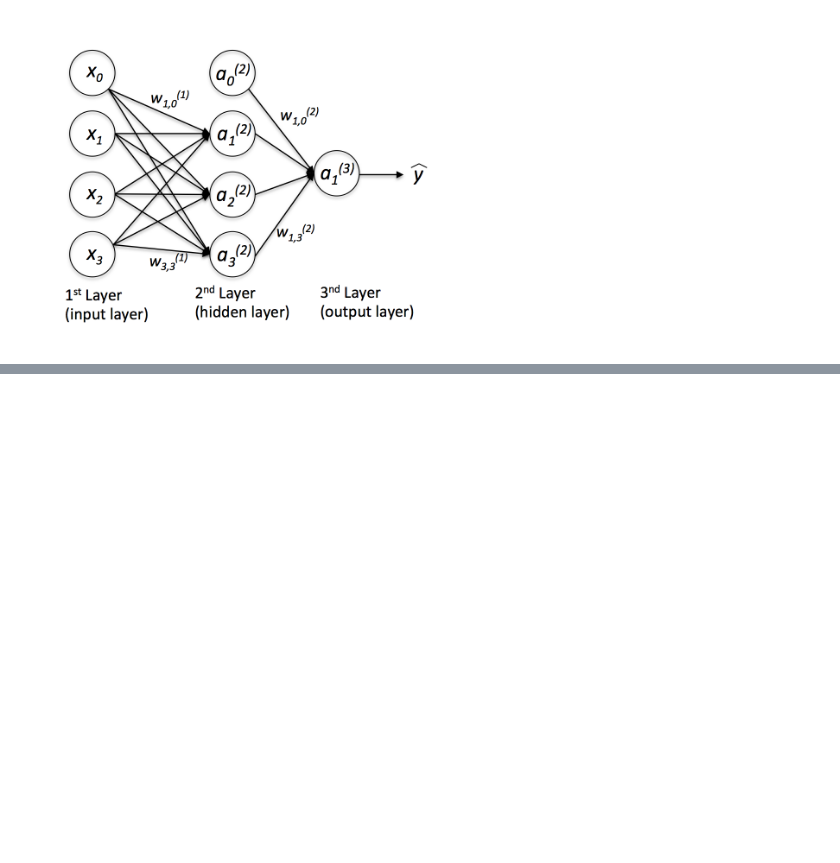
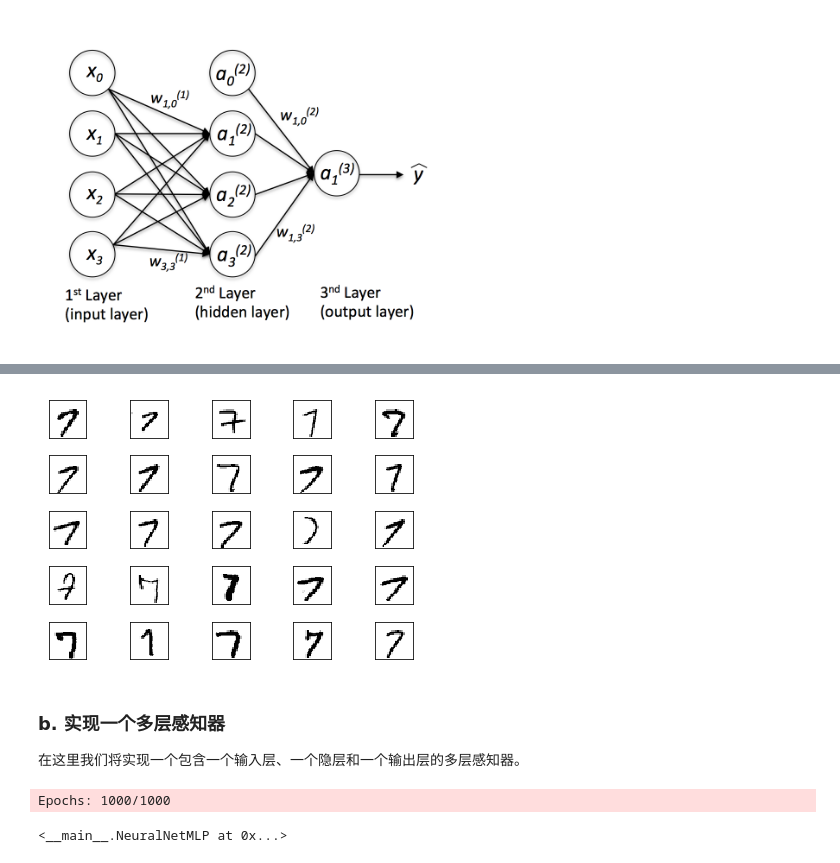
Before and after one commit to ViperBling/PythonML, a Jupyter notebook: ch12/Ch12.ipynb, the cells around one changed output, grey strips where cells are left out. Cells and saved outputs as stored; diff of their text form; code cells hidden in the pictures; blank space fills up the shorter version.

```diff
--- a/ch12/Ch12.ipynb
+++ b/ch12/Ch12.ipynb
@@ -23,0 +108,17 @@ Image(filename='./images/12_02.png', width=400)
+# %%
+fig, ax = plt.subplots(nrows=5, ncols=5, sharex=True, sharey=True,)
+ax = ax.flatten()
+
+for i in range(25):
+    img = X_train[y_train == 7][i].reshape(28, 28)
+    ax[i].imshow(img, cmap='Greys', interpolation='nearest')
+
+ax[0].set_xticks([])
+ax[0].set_yticks([])
+plt.tight_layout()
+plt.show()
+# %% [output]
+[figure, added]
+# %% [markdown]
+### b. 实现一个多层感知器
+在这里我们将实现一个包含一个输入层、一个隐层和一个输出层的多层感知器。
@@ -23,0 +492,5 @@ Image(filename='./images/12_02.png', width=400)
+# %%
+nn.fit(X_train, y_train, print_progress=True)
+# %% [output]
+Epochs: 1000/1000
+<__main__.NeuralNetMLP at 0x...>
```
Also changed, not shown: parts of 22 cells of this notebook, 5 other files.
